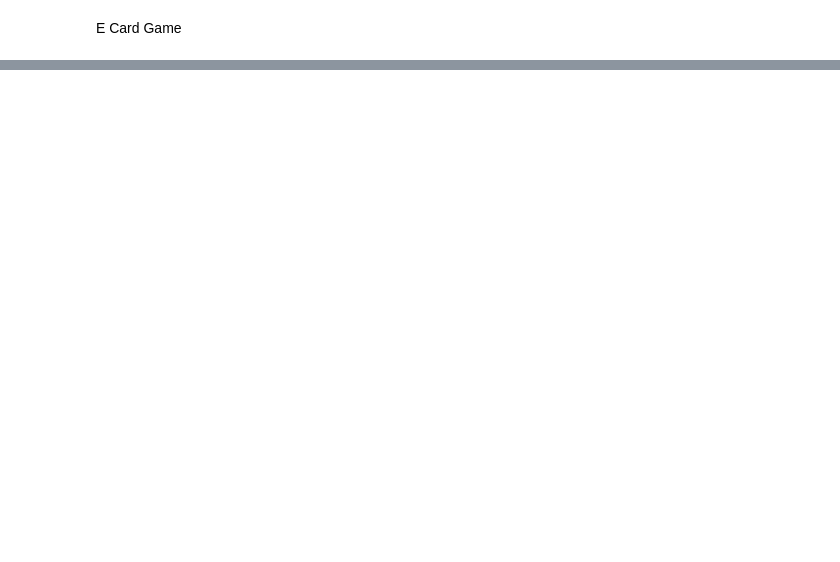
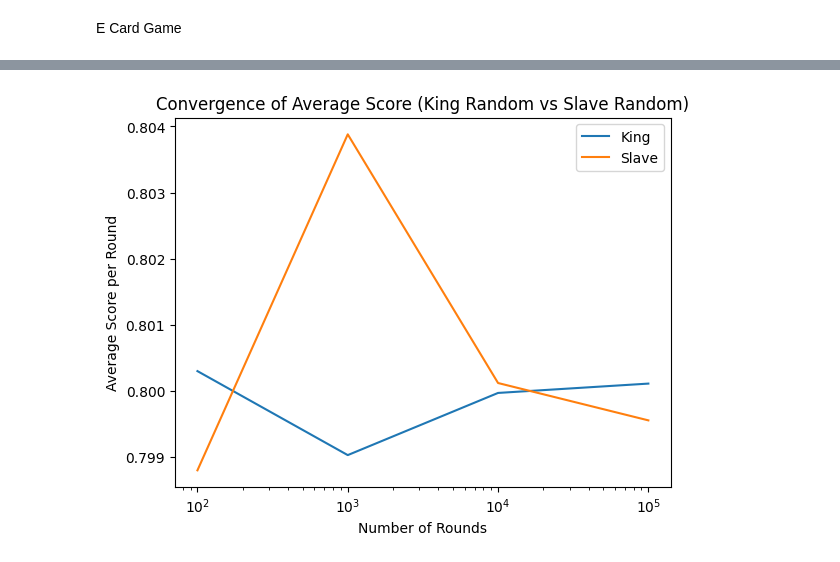
Before and after one commit to masamune-prog/E-card, a Jupyter notebook: simulation.ipynb, the cells around one changed output, grey strips where cells are left out. Cells and saved outputs as stored; diff of their text form; code cells hidden in the pictures; blank space fills up the shorter version.

```diff
--- a/simulation.ipynb
+++ b/simulation.ipynb
@@ -238,0 +396,12 @@ Slave: 0.99725
+# %%
+comparison = PolicyComparison(
+    king_policy=random_policy,
+    slave_policy=random_policy,
+    king_name="Random",
+    slave_name="Random"
+)
+
+# Run simulation
+comparison.run_simulation()
+# %% [output]
+[figure, added]
```
Also changed, not shown: parts of 39 cells of this notebook, 3 other files.
